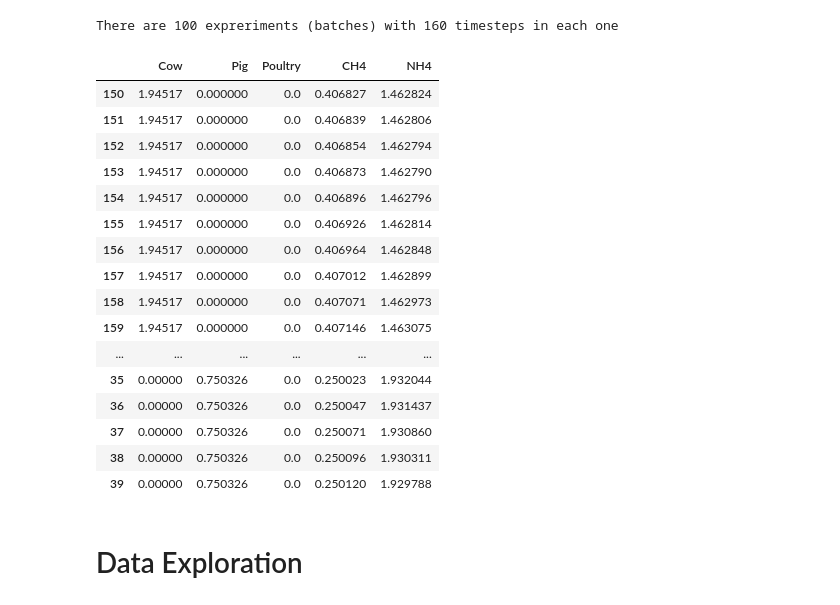
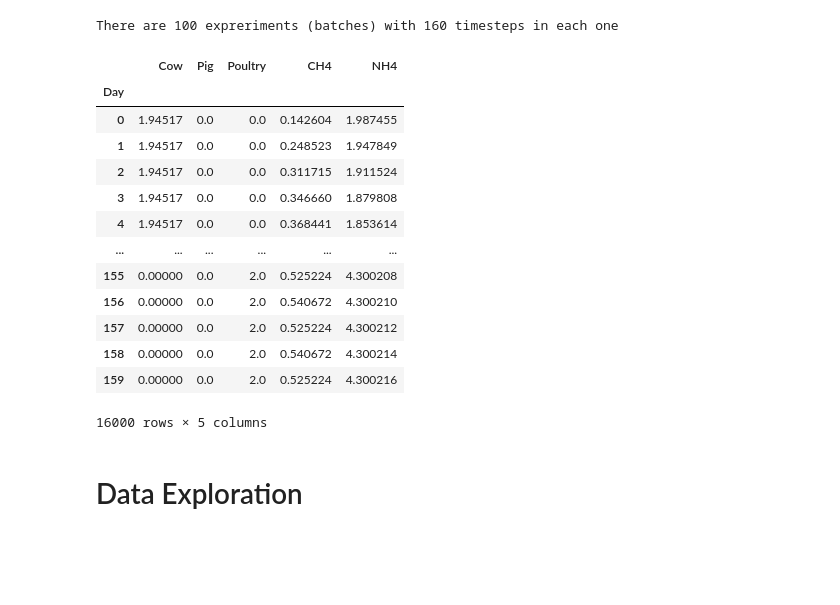
Before and after one commit to tbousiou/biogasprediction, a Jupyter notebook: biogas_data_extract.ipynb, the cells around one changed output. Drawn from its saved outputs; the diff is of its cells as text; code cells hidden in the pictures; blank space fills up the shorter version.

```diff
--- a/biogas_data_extract.ipynb
+++ b/biogas_data_extract.ipynb
@@ -5,12 +5,12 @@ import pandas as pd
 # Data extraction
 # %%
 # Read raw data from excel
-satic_expreriments_data = pd.read_excel('data/biogas_data_clean.xlsx', sheet_name='static', header=None)
+static_expreriments_data = pd.read_excel('data/biogas_data_clean.xlsx', sheet_name='static', header=None)
 # %%
 # Data in excel are not in the desired form, we need to extract and arrange in proper way
-inputs = satic_expreriments_data.iloc[:3,1::6].astype(float).to_numpy().transpose()
-outputs1 = satic_expreriments_data.iloc[5:,1::6].astype(float).to_numpy()
-outputs2 = satic_expreriments_data.iloc[5:,5::6].astype(float).to_numpy()
+inputs = static_expreriments_data.iloc[:3,1::6].astype(float).to_numpy().transpose()
+outputs1 = static_expreriments_data.iloc[5:,1::6].astype(float).to_numpy()
+outputs2 = static_expreriments_data.iloc[5:,5::6].astype(float).to_numpy()
 outputs2 = outputs2/1000 # scale down to particles per thousand fro particles per million
 # %%
 # Make sure dimensions are equal
@@ -32,6 +32,7 @@ for i in range(num_batches):
     temp_outputs = np.column_stack((outputs1[:,i], outputs2[:,i]))
     temp_batch = np.column_stack((temp_inputs, temp_outputs))
     batch = pd.DataFrame(temp_batch, columns=['Cow','Pig','Poultry','CH4','NH4'])
+    batch.index.name = 'Day'
     batches.append(batch)
 # %%
 data_static = pd.concat(batches)
@@ -39,24 +40,22 @@ data_static = pd.concat(batches)
 # Write all data to csv file
 data_static.to_csv('data/biogas_data_static.csv')
 # %%
+data_static
 # %% [output]
 |  | Cow | Pig | Poultry | CH4 | NH4 |
-| 150 | 1.94517 | 0.000000 | 0.0 | 0.406827 | 1.462824 |
-| 151 | 1.94517 | 0.000000 | 0.0 | 0.406839 | 1.462806 |
-| 152 | 1.94517 | 0.000000 | 0.0 | 0.406854 | 1.462794 |
-| 153 | 1.94517 | 0.000000 | 0.0 | 0.406873 | 1.462790 |
-| 154 | 1.94517 | 0.000000 | 0.0 | 0.406896 | 1.462796 |
-| 155 | 1.94517 | 0.000000 | 0.0 | 0.406926 | 1.462814 |
-| 156 | 1.94517 | 0.000000 | 0.0 | 0.406964 | 1.462848 |
-| 157 | 1.94517 | 0.000000 | 0.0 | 0.407012 | 1.462899 |
-| 158 | 1.94517 | 0.000000 | 0.0 | 0.407071 | 1.462973 |
-| 159 | 1.94517 | 0.000000 | 0.0 | 0.407146 | 1.463075 |
+| Day |  |  |  |  |  |
+| 0 | 1.94517 | 0.0 | 0.0 | 0.142604 | 1.987455 |
+| 1 | 1.94517 | 0.0 | 0.0 | 0.248523 | 1.947849 |
+| 2 | 1.94517 | 0.0 | 0.0 | 0.311715 | 1.911524 |
+| 3 | 1.94517 | 0.0 | 0.0 | 0.346660 | 1.879808 |
+| 4 | 1.94517 | 0.0 | 0.0 | 0.368441 | 1.853614 |
 | ... | ... | ... | ... | ... | ... |
-| 35 | 0.00000 | 0.750326 | 0.0 | 0.250023 | 1.932044 |
-| 36 | 0.00000 | 0.750326 | 0.0 | 0.250047 | 1.931437 |
-| 37 | 0.00000 | 0.750326 | 0.0 | 0.250071 | 1.930860 |
-| 38 | 0.00000 | 0.750326 | 0.0 | 0.250096 | 1.930311 |
-| 39 | 0.00000 | 0.750326 | 0.0 | 0.250120 | 1.929788 |
+| 155 | 0.00000 | 0.0 | 2.0 | 0.525224 | 4.300208 |
+| 156 | 0.00000 | 0.0 | 2.0 | 0.540672 | 4.300210 |
+| 157 | 0.00000 | 0.0 | 2.0 | 0.525224 | 4.300212 |
+| 158 | 0.00000 | 0.0 | 2.0 | 0.540672 | 4.300214 |
+| 159 | 0.00000 | 0.0 | 2.0 | 0.525224 | 4.300216 |
+16000 rows × 5 columns
 # %% [markdown]
 # Data Exploration
 # %%
```
Also changed, not shown: parts of 11 cells of this notebook, 8 other files.
